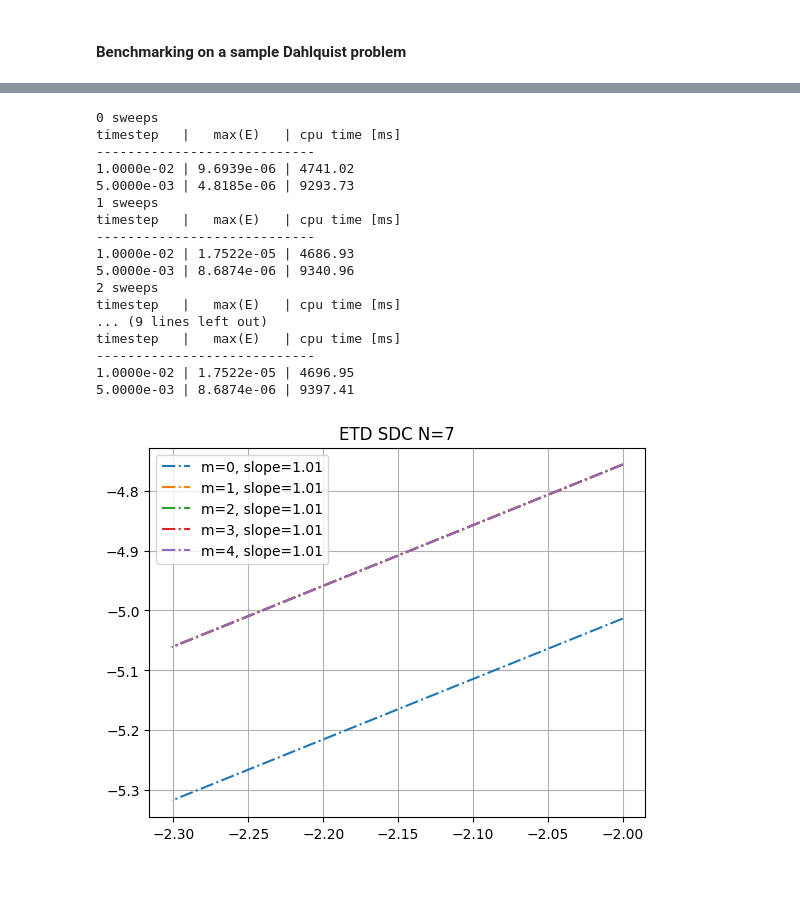
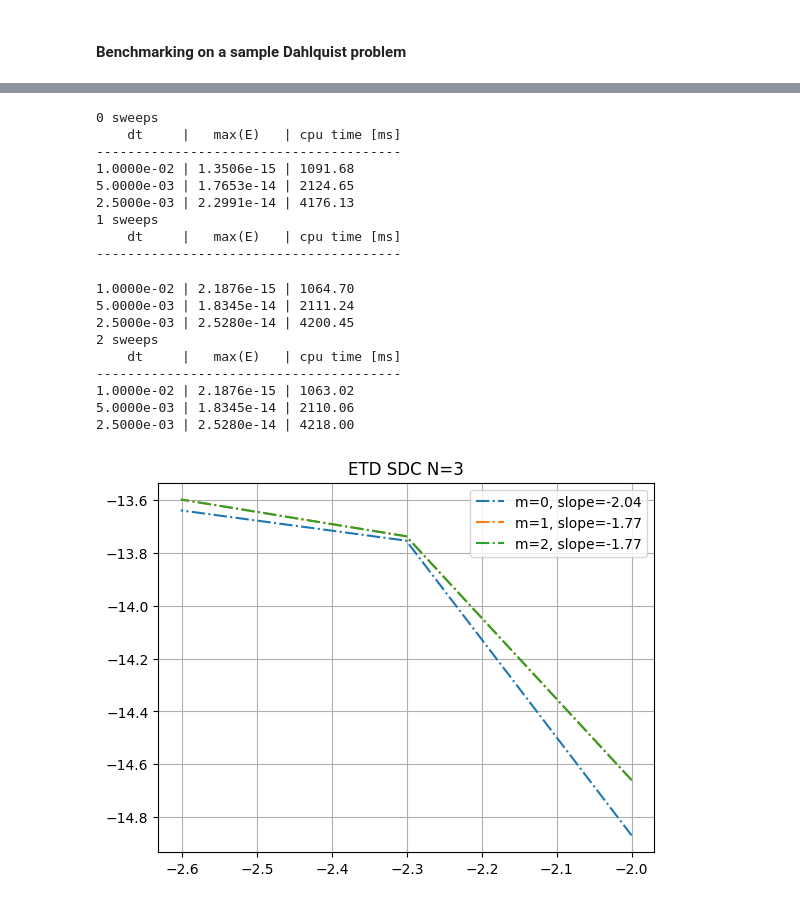
Before and after one commit to BoriskovaLiza/masterarbeit, a Jupyter notebook: prototype/convergence_rates.ipynb, the cells around one changed output, grey strips where cells are left out. Cells and saved outputs as stored; diff of their text form; code cells hidden in the pictures.

Commit message:
finalize convergence plots

```diff
--- a/prototype/convergence_rates.ipynb
+++ b/prototype/convergence_rates.ipynb
@@ -17,4 +18,5 @@ uv = np.zeros((steps), dtype=np.cfloat)
 # %%
+l1, l2 = 0. + 10.j, 0.03j
 uv0 = u0 * np.exp(-t0 * l1)
 
 N, M, folds = 7, 5, 4
@@ -30,7 +32,7 @@ for m in range(M):
     # plot slopes
     slope, _ = np.polyfit(np.log10(tau), np.log10(errors[m]), 1)
     plt.plot(np.log10(tau), np.log10(errors[m]), label='m=%d, slope=%.2f' % (m, slope.real), linestyle="-.")
-plt.title('Euler SDC N=%d' % N)
+plt.title('Euler SDC N=%d l = %.2f %+.2fi; %.2f %+.2fi' % (N, l1.real, l1.imag, l2.real, l2.imag))
 plt.legend()
 plt.grid()
 # %% [output]
@@ -38,16 +42,16 @@ plt.grid()
 # %%
+l1, l2 = 0. + 10.j, 0.03j
 N, M, folds = 7, 5, 5
 fn = lambda x : x * l2
 
 errors = np.zeros((M, folds), dtype="complex128")
 
 for m in range(M):
-    # errors in Lawson vars
     errors[m], tau = mySDC.benchmark(mySDC.IMEXSDC, (N, m, t, u0, [l1, fn]), lambda tt: np.exp((l1 + l2) * tt), folds, False)
     # plot slopes
     slope, _ = np.polyfit(np.log10(tau), np.log10(errors[m]), 1)
     plt.plot(np.log10(tau), np.log10(errors[m]), label='m=%d, slope=%.2f' % (m, slope.real), linestyle="-.")
-plt.title('IMEX SDC N=%d' % N)
+plt.title('IMEX SDC N=%d l = %.2f %+.2fi; %.2f %+.2fi' % (N, l1.real, l1.imag, l2.real, l2.imag))
 plt.legend()
 plt.grid()
 # %% [output]
@@ -54,0 +59,15 @@ plt.grid()
+# %%
+l1, l2 = 0. + 0.j, 0.03j
+N, M, folds = 7, 5, 5
+fn = lambda x : x * l2
+
+errors = np.zeros((M, folds), dtype="complex128")
+
+for m in range(M):
+    errors[m], tau = mySDC.benchmark(mySDC.IMEXSDC, (N, m, t, u0, [l1, fn]), lambda tt: np.exp((l1 + l2) * tt), folds, False)
+    # plot slopes
+    slope, _ = np.polyfit(np.log10(tau), np.log10(errors[m]), 1)
+    plt.plot(np.log10(tau), np.log10(errors[m]), label='m=%d, slope=%.2f' % (m, slope.real), linestyle="-.")
+plt.title('IMEX SDC N=%d l = %.2f %+.2fi; %.2f %+.2fi' % (N, l1.real, l1.imag, l2.real, l2.imag))
+plt.legend()
+plt.grid()
@@ -54,0 +76,15 @@ plt.grid()
+# %%
+l1, l2 = 0. + 10.j, 0.j
+N, M, folds = 7, 5, 5
+fn = lambda x : x * l2
+
+errors = np.zeros((M, folds), dtype="complex128")
+
+for m in range(M):
+    errors[m], tau = mySDC.benchmark(mySDC.IMEXSDC, (N, m, t, u0, [l1, fn]), lambda tt: np.exp((l1 + l2) * tt), folds, False)
+    # plot slopes
+    slope, _ = np.polyfit(np.log10(tau), np.log10(errors[m]), 1)
+    plt.plot(np.log10(tau), np.log10(errors[m]), label='m=%d, slope=%.2f' % (m, slope.real), linestyle="-.")
+plt.title('IMEX SDC N=%d l = %.2f %+.2fi; %.2f %+.2fi' % (N, l1.real, l1.imag, l2.real, l2.imag))
+plt.legend()
+plt.grid()
@@ -55,34 +93,35 @@ plt.grid()
 # %%
-N, M, folds = 7, 5, 2
+l1, l2 = 0. + 10.j, 0.j
+N, M, folds = 3, 3, 3
 fn = lambda x : x * l2
 
 errors = np.zeros((M, folds), dtype="complex128")
 
 for m in range(M):
-    # errors in Lawson vars
     errors[m], tau = mySDC.benchmark(mySDC.ETDSDC, (N, m, t, u0, [l1, fn]), lambda tt: np.exp((l1 + l2) * tt), folds, True)
     # plot slopes
     slope, _ = np.polyfit(np.log10(tau), np.log10(errors[m]), 1)
     plt.plot(np.log10(tau), np.log10(errors[m]), label='m=%d, slope=%.2f' % (m, slope.real), linestyle="-.")
 plt.title('ETD SDC N=%d' % N)
 plt.legend()
 plt.grid()
 # %% [output]
 0 sweeps
-timestep   |   max(E)   | cpu time [ms]
-----------------------------
-1.0000e-02 | 9.6939e-06 | 4741.02
-5.0000e-03 | 4.8185e-06 | 9293.73
+    dt     |   max(E)   | cpu time [ms]
+---------------------------------------
+1.0000e-02 | 1.3506e-15 | 1091.68
+5.0000e-03 | 1.7653e-14 | 2124.65
+2.5000e-03 | 2.2991e-14 | 4176.13
 1 sweeps
-timestep   |   max(E)   | cpu time [ms]
-----------------------------
-1.0000e-02 | 1.7522e-05 | 4686.93
-5.0000e-03 | 8.6874e-06 | 9340.96
-2 sweeps
-timestep   |   max(E)   | cpu time [ms]
-... (9 lines left out)
-timestep   |   max(E)   | cpu time [ms]
-----------------------------
-1.0000e-02 | 1.7522e-05 | 4696.95
-5.0000e-03 | 8.6874e-06 | 9397.41
+    dt     |   max(E)   | cpu time [ms]
+---------------------------------------
+1.0000e-02 | 2.1876e-15 | 1064.70
+5.0000e-03 | 1.8345e-14 | 2111.24
+2.5000e-03 | 2.5280e-14 | 4200.45
+2 sweeps
+    dt     |   max(E)   | cpu time [ms]
+---------------------------------------
+1.0000e-02 | 2.1876e-15 | 1063.02
+5.0000e-03 | 1.8345e-14 | 2110.06
+2.5000e-03 | 2.5280e-14 | 4218.00
-[figure, old version]
+[figure, new version]
```
Also changed, not shown: parts of 8 cells of this notebook.
